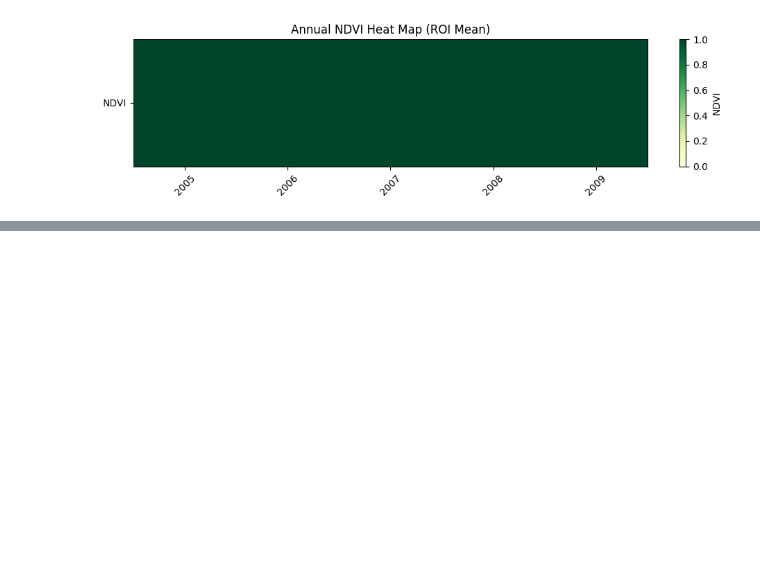
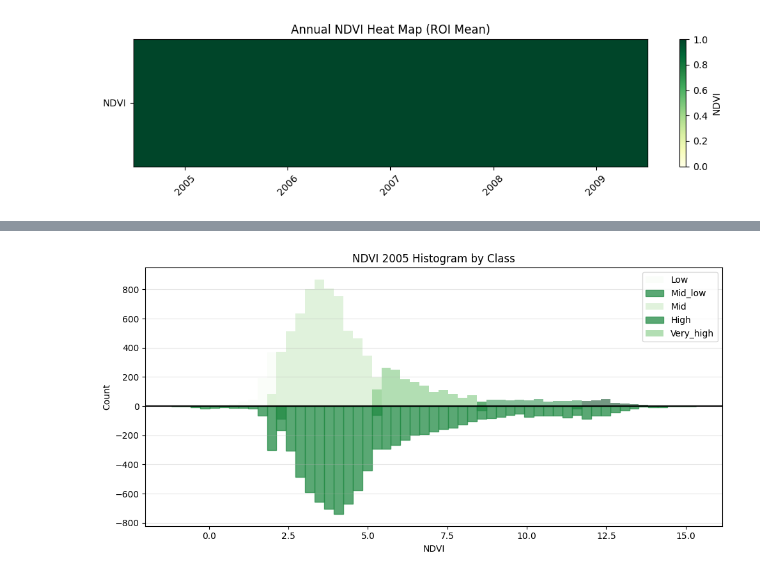
Before and after one commit to Thaer-F-Ali/CodexTestDemo, a Jupyter notebook: NumpyCodexTest.ipynb, the cells around one changed output, grey strips where cells are left out. Cells and saved outputs as stored; diff of their text form; code cells hidden in the pictures; blank space fills up the shorter version.

Commit message:
Updateing mirror histogram code to include 2006 data and improve visualization

```diff
--- a/NumpyCodexTest.ipynb
+++ b/NumpyCodexTest.ipynb
@@ -509,0 +510,49 @@ plt.show()
+# %%
+# Histogram of ndvi_2005 classes (one color per column) - legend labels version
+import numpy as np
+import matplotlib.pyplot as plt
+
+if "ndvi_2005" not in globals():
+    raise ValueError('ndvi_2005 DataFrame not found. Run the class-splitting cell first.')
+
+class_cols = [c for c in ndvi_2005.columns if c.startswith('class_')]
+if len(class_cols) == 0:
+    raise ValueError('No class columns found in ndvi_2005.')
+
+colors = ['#f7fcf5', '#c7e9c0', '#74c476', '#238b45', '#00441b']
+legend_labels = ['Low', 'Mid_low', 'Mid', 'High', 'Very_high']
+
+all_vals = np.concatenate([ndvi_2005[c].dropna().values for c in class_cols if ndvi_2005[c].dropna().size > 0])
+if all_vals.size == 0:
+    raise ValueError('No numeric values to plot in ndvi_2005.')
+
+bin_width = 0.3
+bins = np.arange(
+    np.min([dataset1.min(), dataset2.min()]),
+    np.max([dataset1.max(), dataset2.max()]) + bin_width,
+    bin_width
+)
+
+#bins = np.linspace(float(np.nanmin(all_vals)), float(np.nanmax(all_vals)), 30)
+
+fig, ax = plt.subplots(figsize=(10, 5))
+for i, col in enumerate(class_cols):
+    vals = ndvi_2005[col].dropna().values
+    vals1 = ndvi_2006[col].dropna().values
+    if vals.size == 0:
+        continue
+    label = legend_labels[i] if i < len(legend_labels) else col
+    ax.hist(vals, bins=bins, alpha=0.55, color=colors[i % len(colors)], label=label)
+    ax.hist(vals1, weights=-np.ones_like(vals1), bins=bins, label="2006", color="#238b45", alpha=0.75, edgecolor="#238b45")
+
+ax.set_title('NDVI 2005 Histogram by Class')
+ax.set_xlabel('NDVI')
+ax.set_ylabel('Count')
+ax.grid(axis="y", alpha=0.3)
+ax.axhline(0, color="k")
+
+ax.legend(legend_labels, loc='upper right')
+plt.tight_layout()
+plt.show()
+# %% [output]
+[figure, added]
```
Also changed, not shown: parts of 9 cells of this notebook.
